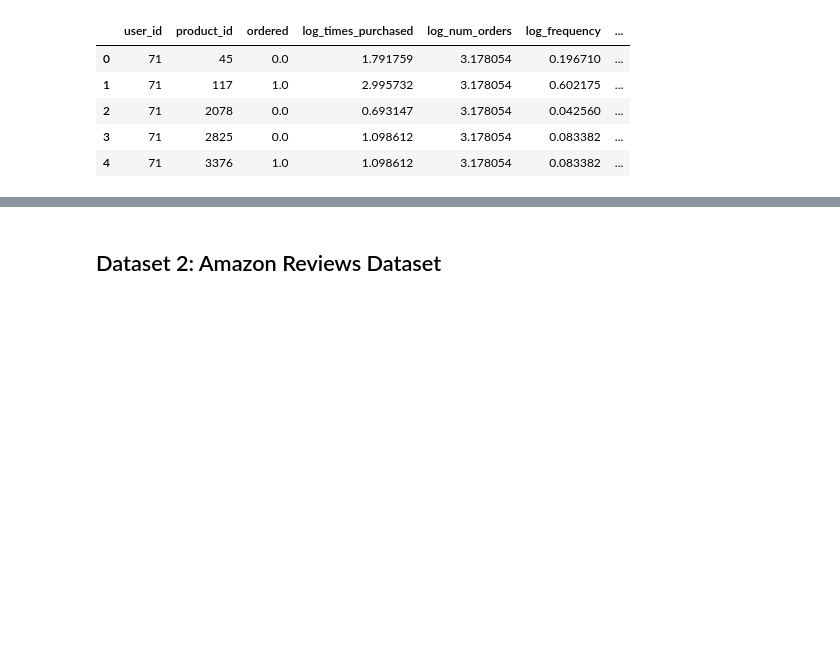
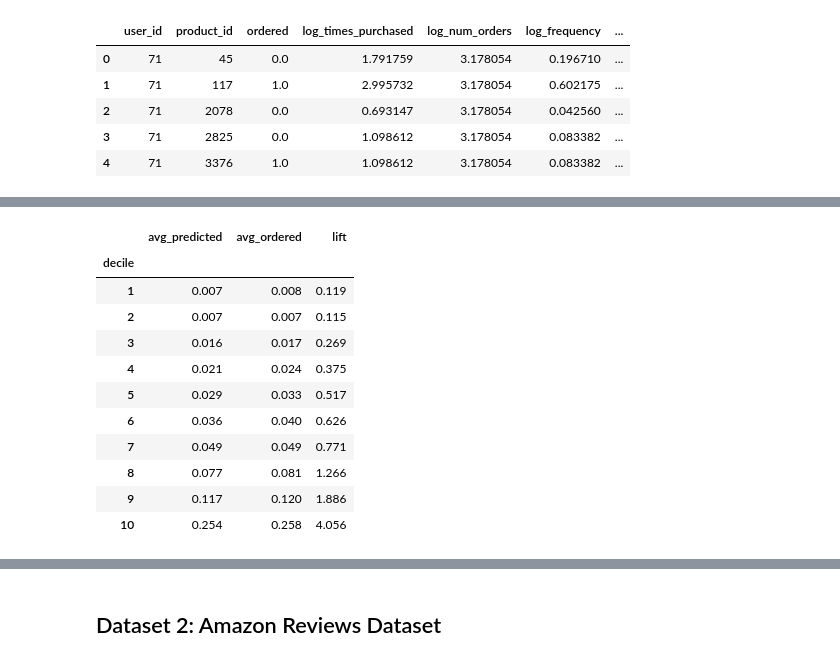
Before and after one commit to eghatzis0527/DX799---HW-Assignments, a Jupyter notebook: HW6.ipynb, the cells around one changed output, grey strips where cells are left out. Cells and saved outputs as stored; diff of their text form; code cells hidden in the pictures; blank space fills up the shorter version.

```diff
--- a/HW6.ipynb
+++ b/HW6.ipynb
@@ -55,20 +56,35 @@ Best Hyperparameters for Decision Tree: {'min_samples_split': 10, 'min_samples_l
 # %%
-best_tree = DecisionTreeClassifier()
+best_tree = DecisionTreeClassifier(min_samples_split = 10, min_samples_leaf = 15, max_depth = 5, criterion = 'gini')
 
 best_tree.fit(X_train, y_train)
 
-y_preds = best_tree.predict_proba()[:, 1]
+y_preds = best_tree.predict_proba(X_test)[:, 1]
 
 values = pd.DataFrame({'Predicted' : y_preds, 'Actual' : y_test})
-values['decile'] = pd.qcut(values['Predicted'], q = 10, labels = False) + 1
+values['decile'] = pd.qcut(values['Predicted'].rank(method = 'first'), q = 10, labels = False) + 1
 
 lift_table = values.groupby('decile').agg(avg_predicted = ('Predicted', 'mean'), avg_ordered = ('Actual', 'mean'))
 
 overall_ordered = y_test.mean()
 
 lift_table['lift'] = lift_table['avg_ordered']/overall_ordered
 
 lift_table['avg_predicted'] = lift_table['avg_predicted'].map(lambda x: f'{x:.3f}')
 lift_table['avg_ordered'] = lift_table['avg_ordered'].map(lambda x: f'{x:.3f}')
 lift_table['lift'] = lift_table['lift'].map(lambda x: f'{x:.3f}')
+
+lift_table
+# %% [output]
+|  | avg_predicted | avg_ordered | lift |
+| decile |  |  |  |
+| 1 | 0.007 | 0.008 | 0.119 |
+| 2 | 0.007 | 0.007 | 0.115 |
+| 3 | 0.016 | 0.017 | 0.269 |
+| 4 | 0.021 | 0.024 | 0.375 |
+| 5 | 0.029 | 0.033 | 0.517 |
+| 6 | 0.036 | 0.040 | 0.626 |
+| 7 | 0.049 | 0.049 | 0.771 |
+| 8 | 0.077 | 0.081 | 1.266 |
+| 9 | 0.117 | 0.120 | 1.886 |
+| 10 | 0.254 | 0.258 | 4.056 |
 # %%
```
Also changed, not shown: parts of 11 cells of this notebook.
